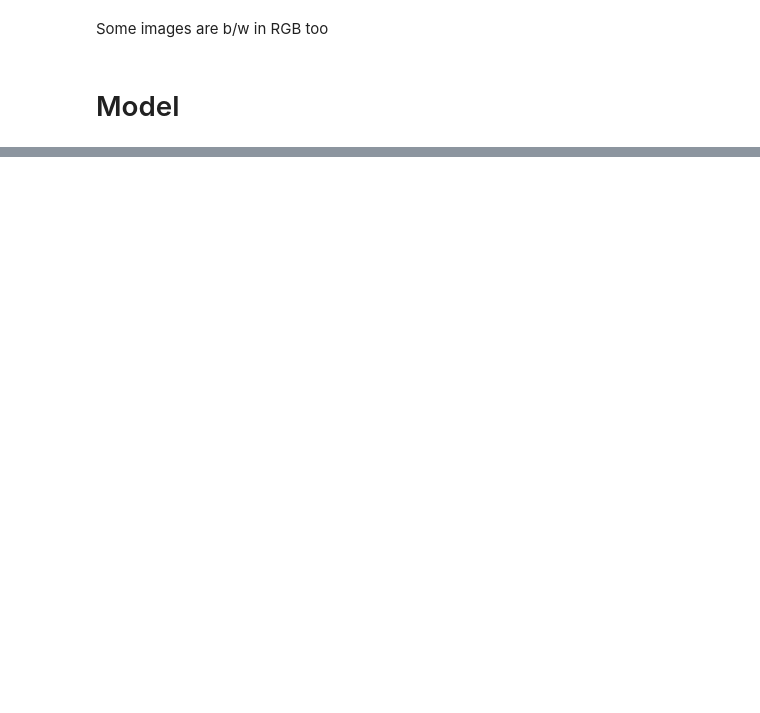
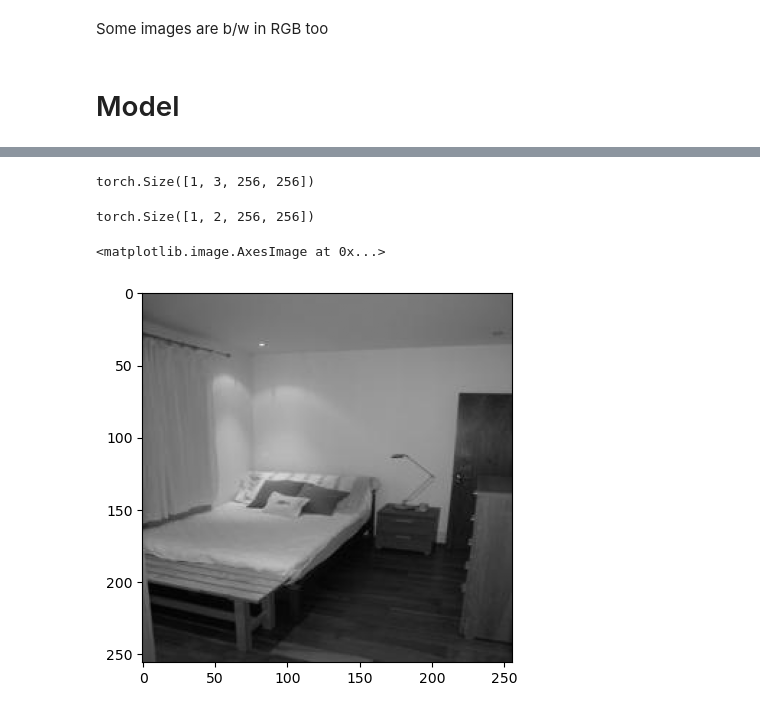
Before and after one commit to salkhon/video-colorization, a Jupyter notebook: notebooks/train.ipynb, the cells around one changed output, grey strips where cells are left out. Saved outputs shown, nothing was run; the diff lists cells and outputs as text; code cells hidden in the pictures; blank space fills up the shorter version.

Commit message:
pretrained output

```diff
--- a/notebooks/train.ipynb
+++ b/notebooks/train.ipynb
@@ -145,0 +191,15 @@ class ConvNetWithEfficientNetFeatureExtractor(torch.nn.Module):
+# %%
+input = dataset[0][0].unsqueeze(0).to("cuda")
+print(input.shape)
+# %% [output]
+torch.Size([1, 3, 256, 256])
+# %%
+output = model(input)
+output.shape
+# %% [output]
+torch.Size([1, 2, 256, 256])
+# %%
+plt.imshow(input[0].permute(1, 2, 0).cpu())
+# %% [output]
+<matplotlib.image.AxesImage at 0x...>
+[figure, added]
```
Also changed, not shown: parts of 7 cells of this notebook.
